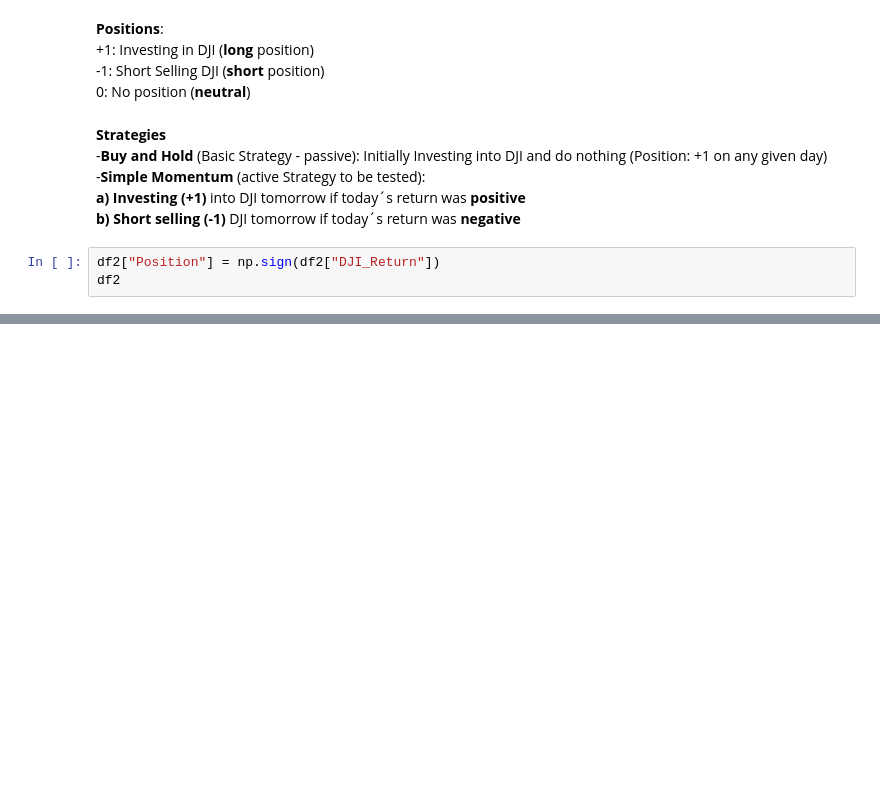
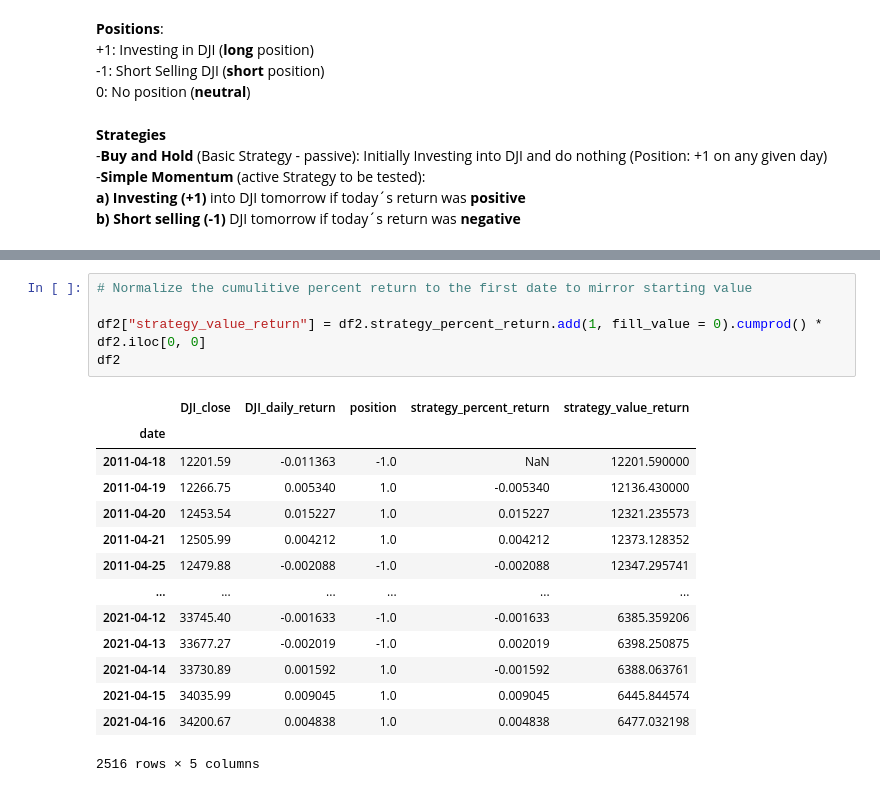
Before and after one commit to alebel94/dji_analysis, a Jupyter notebook: dji_analysis.ipynb, the cells around one changed output, grey strips where cells are left out. Drawn from its saved outputs; the diff is of its cells as text; blank space fills up the shorter version.

```diff
--- a/dji_analysis.ipynb
+++ b/dji_analysis.ipynb
@@ -367,6 +370,3 @@ __Strategies__ <br>
 -__Simple Momentum__ (active Strategy to be tested): <br>
 __a) Investing (+1)__ into DJI tomorrow if today´s return was __positive__ <br>
 __b) Short selling (-1)__ DJI tomorrow if today´s return was __negative__
-# %%
-df2["Position"] = np.sign(df2["DJI_Return"])
-df2
@@ -374,0 +432,20 @@ KeyError: 'DJI_Return'
+# %%
+# Normalize the cumulitive percent return to the first date to mirror starting value
+
+df2["strategy_value_return"] = df2.strategy_percent_return.add(1, fill_value = 0).cumprod() * df2.iloc[0, 0]
+df2
+# %% [output]
+|  | DJI_close | DJI_daily_return | position | strategy_percent_return | strategy_value_return |
+| date |  |  |  |  |  |
+| 2011-04-18 | 12201.59 | -0.011363 | -1.0 | NaN | 12201.590000 |
+| 2011-04-19 | 12266.75 | 0.005340 | 1.0 | -0.005340 | 12136.430000 |
+| 2011-04-20 | 12453.54 | 0.015227 | 1.0 | 0.015227 | 12321.235573 |
+| 2011-04-21 | 12505.99 | 0.004212 | 1.0 | 0.004212 | 12373.128352 |
+| 2011-04-25 | 12479.88 | -0.002088 | -1.0 | -0.002088 | 12347.295741 |
+| ... | ... | ... | ... | ... | ... |
+| 2021-04-12 | 33745.40 | -0.001633 | -1.0 | -0.001633 | 6385.359206 |
+| 2021-04-13 | 33677.27 | -0.002019 | -1.0 | 0.002019 | 6398.250875 |
+| 2021-04-14 | 33730.89 | 0.001592 | 1.0 | -0.001592 | 6388.063761 |
+| 2021-04-15 | 34035.99 | 0.009045 | 1.0 | 0.009045 | 6445.844574 |
+| 2021-04-16 | 34200.67 | 0.004838 | 1.0 | 0.004838 | 6477.032198 |
+2516 rows × 5 columns
```
Also changed, not shown: parts of 18 cells of this notebook.
